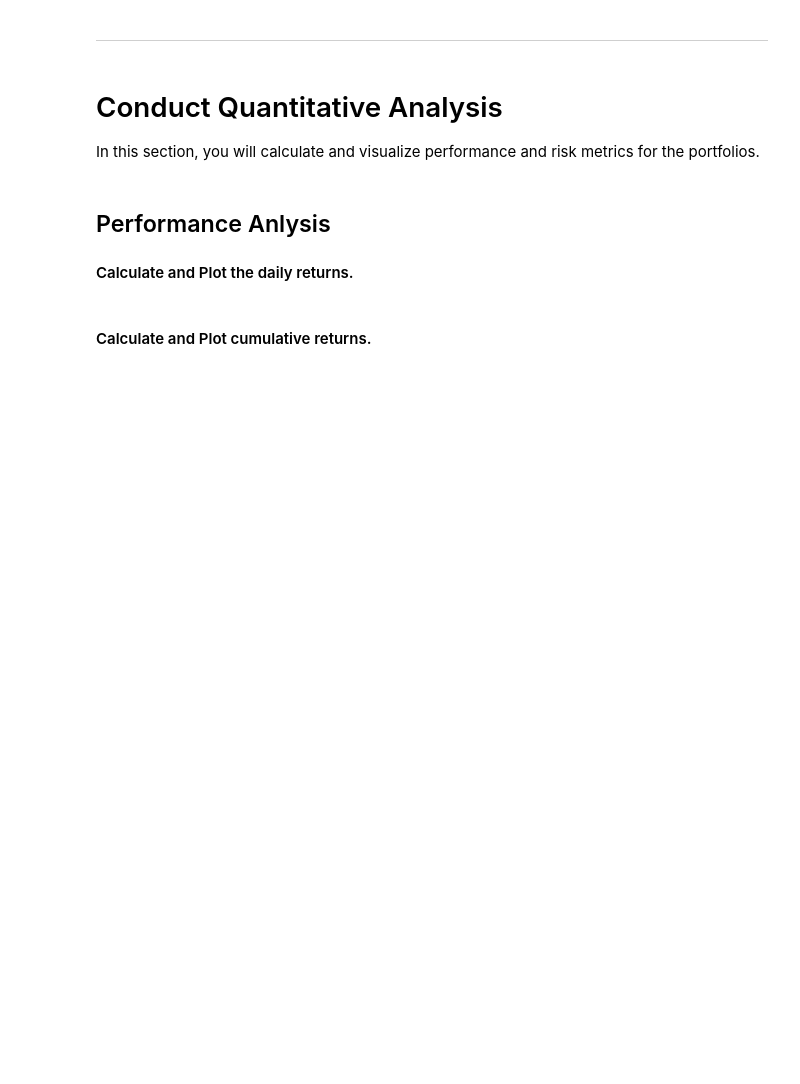
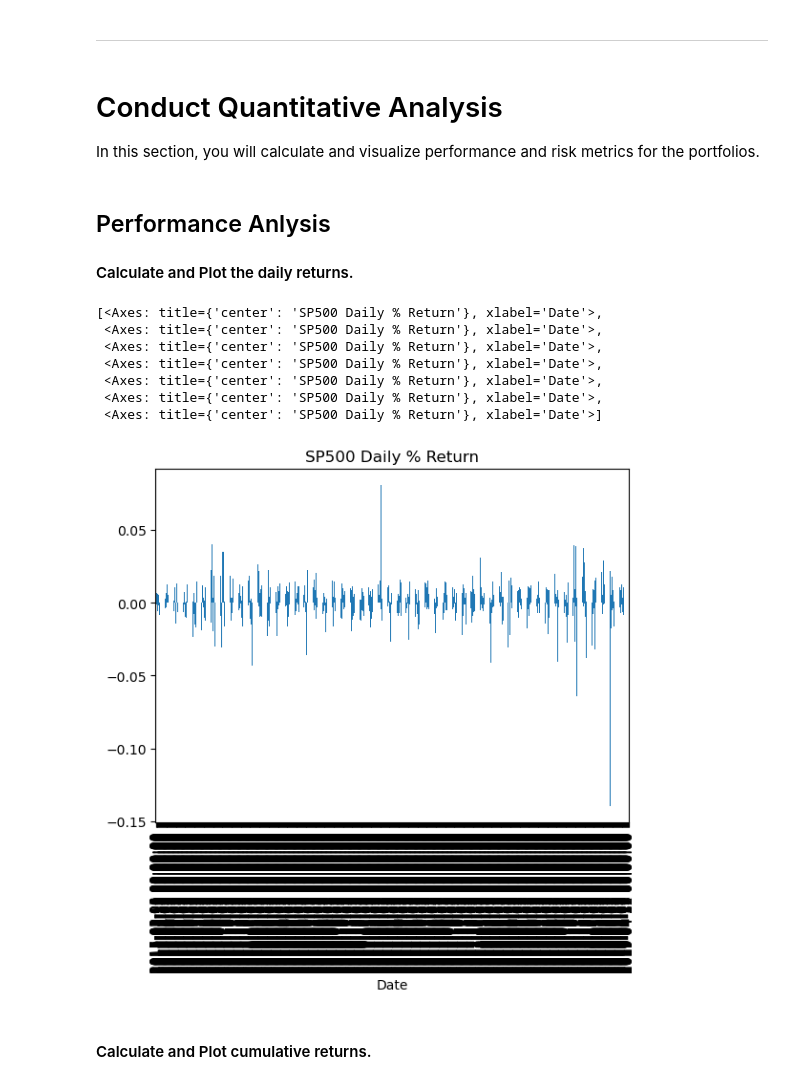
Before and after one commit to MontgomeryG/python-homework, a Jupyter notebook: Starter_Code 2/whale_analysis.ipynb, the cells around one changed output. Cells and saved outputs as stored; diff of their text form; code cells hidden in the pictures; blank space fills up the shorter version.

```diff
--- a/Starter_Code 2/whale_analysis.ipynb
+++ b/Starter_Code 2/whale_analysis.ipynb
@@ -142,2 +183,4 @@ sp500_df.head()
 # %%
 # Calculate Daily Returns
+sp500_pct_change_df = sp500_df.pct_change()
+sp500_pct_change_df.head()
@@ -145,0 +195,4 @@ sp500_df.head()
+# %%
+# Drop nulls
+sp500_pct_change_df = sp500_pct_change_df.dropna().copy()
+sp500_pct_change_df.isnull().mean() * 100
@@ -146,2 +202,6 @@ sp500_df.head()
 # %%
 # Rename `Close` Column to be specific to this portfolio.
+
+sp500_pct_change_df = sp500_pct_change_df.rename(columns={"Close": "SP500 Daily % Return"})
+print(sp500_pct_change_df.head())
+print(sp500_pct_change_df.tail())
@@ -149,3 +224,5 @@ sp500_df.head()
 ## Combine Whale, Algorithmic, and S&P 500 Returns
 # %%
 # Join Whale Returns, Algorithmic Returns, and the S&P 500 Returns into a single DataFrame with columns for each portfolio's returns.
+combined_df = pd.concat([whale_df, algo_df, sp500_pct_change_df], axis=1, join="inner")
+combined_df.head()
@@ -164,2 +247,59 @@ In this section, you will calculate and visualize performance and risk metrics f
+# %%
+# Plot daily returns of all portfolios
+#whale_df = whale_df.groupby([whale_df.index.year, whale_df.index.month, whale_df.index.day])
+#company = ''
+#for company in combined_df():  HOW TO ITERATE TO MAKE THIS CLEANER... THE PLOTING EACH GRAPH... AND, DO I JUST PLOT THEM ON TOP OF EACH OTHER?
+#FROM GPT:
+        #import matplotlib.pyplot as plt
+
+# Assuming you have a list of column names you want to plot
+#columns_to_plot = ['BERKSHIRE HATHAWAY INC', 'Soros Fund Management LLC', 'PAULSON & CO.INC.', 'TIGER GLOBAL MANAGEMENT LLC']
+
+# Create a bar plot for each column
+#for column in columns_to_plot:
+ #   plt.figure()  # Create a new figure for each plot
+  #  combined_df[column].plot(kind='bar')
+   # plt.title(column)  # Set the title to the column name
+
+# Show all the plots together
+#plt.show()
+
+returns_plot_list = []  # i want to save the plots into a list so that I can easily access them later
+
+
+for column in combined_df:
+    new_plot = combined_df[column].plot(kind='bar', title=column)
+    returns_plot_list.append(new_plot)
+
+returns_plot_list
+
+
+
+#berk_plot = combined_df['BERKSHIRE HATHAWAY INC'].plot(kind='bar')
+#soros_plot = combined_df['BERKSHIRE HATHAWAY INC'].plot(kind='bar')
+#paulson_plot = combined_df['PAULSON & CO.INC. '].plot(kind='bar')
+#tiger_plot = combined_df['TIGER GLOBAL MANAGEMENT LLC'].plot(kind='bar')
+#berk_plot = whale_df['BERKSHIRE HATHAWAY INC'].plot(kind='bar', figsize=(20,20))
+#berk_plot.xaxis.set_major_locator(MonthLocator())                   #CHAT GPT
+#berk_plot.xaxis.set_major_formatter(DateFormatter("%b %Y"))         #CHAT GPT
+
+#algo1_plot = combined_df['Algo 1'].plot(kind='bar')
+
+#algo2_plot = combined_df['Algo 2'].plot(kind='bar')
+#algo_plot = algo_df['Algo 1'].plot(kind='bar', figsize=(20,20))
+#algo_plot.xaxis.set_major_locator(MonthLocator())                   #CHAT GPT
+#algo_plot.xaxis.set_major_formatter(DateFormatter("%b %Y"))         #CHAT GPT
+
+#sp500_plot = combined_df['SP500 Daily % Return'].plot(kind='bar')
+#sp500_plot = sp500_pct_change_df['SP500 Daily % Return'].plot(kind='bar,', figsize=(20,20));
+# %% [output]
+[<Axes: title={'center': 'SP500 Daily % Return'}, xlabel='Date'>,
+ <Axes: title={'center': 'SP500 Daily % Return'}, xlabel='Date'>,
+ <Axes: title={'center': 'SP500 Daily % Return'}, xlabel='Date'>,
+ <Axes: title={'center': 'SP500 Daily % Return'}, xlabel='Date'>,
+ <Axes: title={'center': 'SP500 Daily % Return'}, xlabel='Date'>,
+ <Axes: title={'center': 'SP500 Daily % Return'}, xlabel='Date'>,
+ <Axes: title={'center': 'SP500 Daily % Return'}, xlabel='Date'>]
+[figure, added]
 # %% [markdown]
 #### Calculate and Plot cumulative returns.
```
Also changed, not shown: parts of 25 cells of this notebook.
